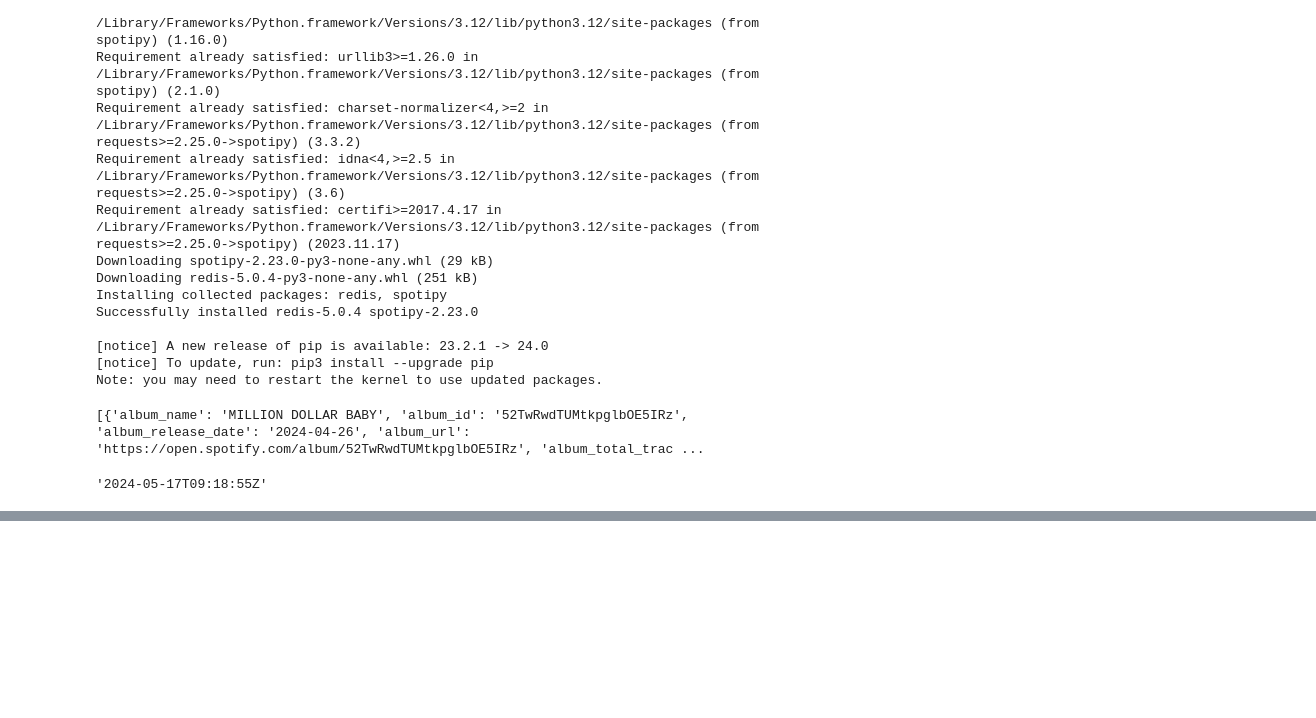
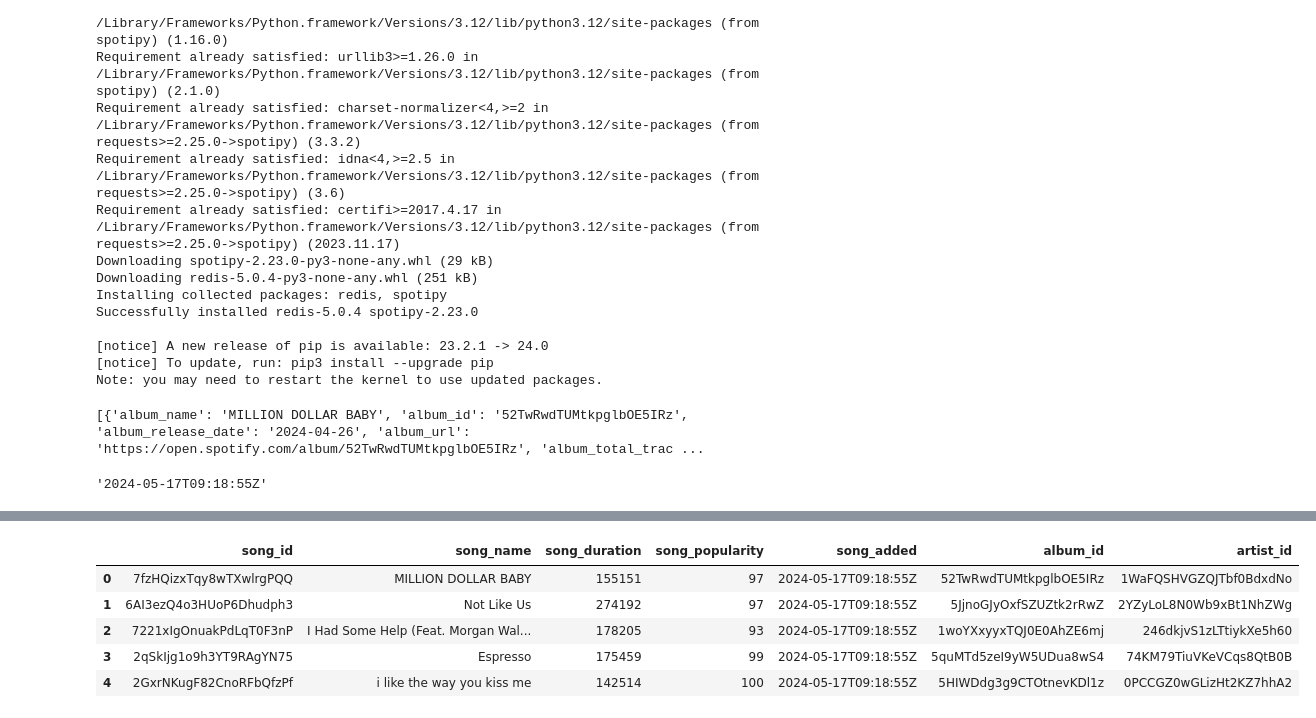
Before and after one commit to Mausham07/Spotify_Data_Pipeline-ETL-, a Jupyter notebook: spotify_pipeline_project.ipynb, the cells around one changed output, grey strips where cells are left out. Drawn from its saved outputs; the diff is of its cells as text; code cells hidden in the pictures; blank space fills up the shorter version.

Commit message:
convert the dictionary to dataframe

```diff
--- a/spotify_pipeline_project.ipynb
+++ b/spotify_pipeline_project.ipynb
@@ -57,10 +58,9 @@ for row in data['items']:
     album_url = row['track']['album']['external_urls']['spotify']
     album_total_tracks = row['track']['album']['total_tracks']
 
-    album_dictionary = {"album_name": album_name, "album_id":album_id, "album_release_date": album_release_date, "album_url": album_url, "album_total_tracks": album_total_tracks}
+    album_dictionary = {"album_name": album_name, "album_id":album_id, "album_release_date": album_release_date, "album_url": album_url,
+                        "album_total_tracks": album_total_tracks}
     album_list.append(album_dictionary)
-
-print(album_list)
 # %% [output]
 [{'album_name': 'MILLION DOLLAR BABY', 'album_id': '52TwRwdTUMtkpglbOE5IRz', 'album_release_date': '2024-04-26', 'album_url': 'https://open.spotify.com/album/52TwRwdTUMtkpglbOE5IRz', 'album_total_trac ...
 # %%
@@ -91,7 +91,8 @@ for row in data['items']:
     album_id = row['track']['album']['id']
     artist_id = row['track']['artists'][0]['id']
 
-    song_dict = {"song_id": song_id, "song_name": song_name, "song_duration": song_duration, "song_popularity": song_popularity, "song_added": song_added,
+    song_dict = {"song_id": song_id, "song_name": song_name, "song_duration": song_duration, "song_popularity": song_popularity,
+                 "song_added": song_added,
                  "album_id": album_id, "artist_id": artist_id}
 
     song_list.append(song_dict)
@@ -97,0 +101,6 @@ for row in data['items']:
+# %%
+# Convert the list of dictionary into data frame for all album, song and artist
+
+album_df = pd.DataFrame.from_dict(album_list)
+artist_df = pd.DataFrame.from_dict(artist_list)
+song_df = pd.DataFrame.from_dict(song_list)
@@ -97,0 +116,10 @@ for row in data['items']:
+# %%
+
+song_df.head()
+# %% [output]
+|  | song_id | song_name | song_duration | song_popularity | song_added | album_id | artist_id |
+| 0 | 7fzHQizxTqy8wTXwlrgPQQ | MILLION DOLLAR BABY | 155151 | 97 | 2024-05-17T09:18:55Z | 52TwRwdTUMtkpglbOE5IRz | 1WaFQSHVGZQJTbf0BdxdNo |
+| 1 | 6AI3ezQ4o3HUoP6Dhudph3 | Not Like Us | 274192 | 97 | 2024-05-17T09:18:55Z | 5JjnoGJyOxfSZUZtk2rRwZ | 2YZyLoL8N0Wb9xBt1NhZWg |
+| 2 | 7221xIgOnuakPdLqT0F3nP | I Had Some Help (Feat. Morgan Wal... | 178205 | 93 | 2024-05-17T09:18:55Z | 1woYXxyyxTQJ0E0AhZE6mj | 246dkjvS1zLTtiykXe5h60 |
+| 3 | 2qSkIjg1o9h3YT9RAgYN75 | Espresso | 175459 | 99 | 2024-05-17T09:18:55Z | 5quMTd5zeI9yW5UDua8wS4 | 74KM79TiuVKeVCqs8QtB0B |
+| 4 | 2GxrNKugF82CnoRFbQfzPf | i like the way you kiss me | 142514 | 100 | 2024-05-17T09:18:55Z | 5HIWDdg3g9CTOtnevKDl1z | 0PCCGZ0wGLizHt2KZ7hhA2 |
```
Also changed, not shown: parts of 4 cells of this notebook.
